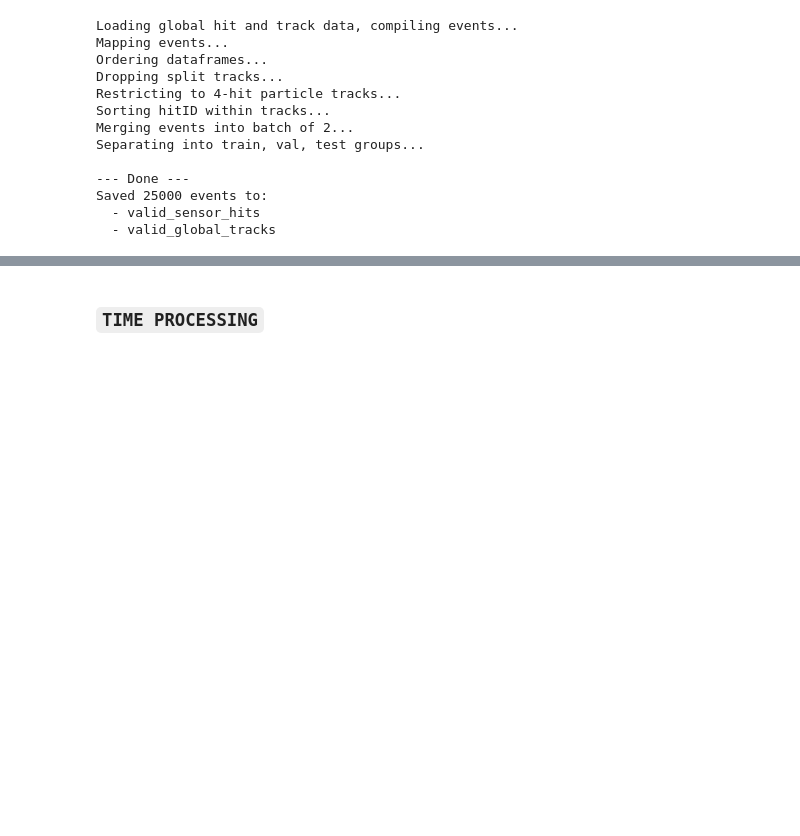
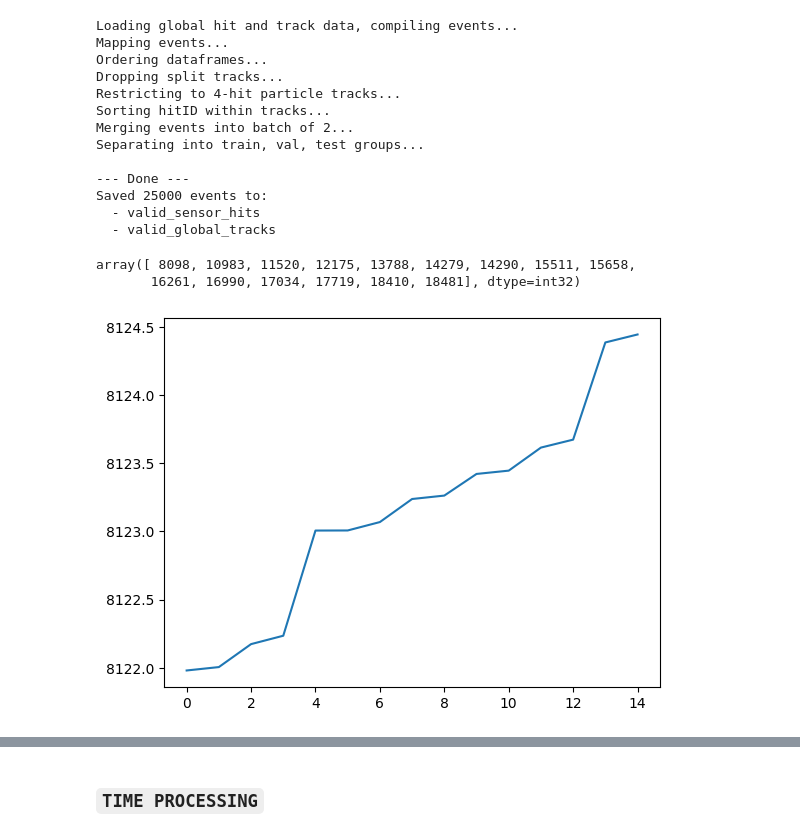
Before and after one commit to vsqdhruv/hepattn, a Jupyter notebook: src/hepattn/experiments/mu3e/final_preprocessing.ipynb, the cells around one changed output, grey strips where cells are left out. Drawn from its saved outputs; the diff is of its cells as text; code cells hidden in the pictures; blank space fills up the shorter version.

Commit message:
time field experimentation

```diff
--- a/src/hepattn/experiments/mu3e/final_preprocessing.ipynb
+++ b/src/hepattn/experiments/mu3e/final_preprocessing.ipynb
@@ -219,3 +219,16 @@ Separating into train, val, test groups...
 Saved 25000 events to:
   - valid_sensor_hits
   - valid_global_tracks
+# %%
+hits[hits['eventID']==3]['trackID'].unique()
+# %% [output]
+array([ 8098, 10983, 11520, 12175, 13788, 14279, 14290, 15511, 15658,
+       16261, 16990, 17034, 17719, 18410, 18481], dtype=int32)
+# %%
+hits[hits['trackID']==12175]
+
+plt.figure()
+plt.plot(np.arange(0,hits[hits['trackID']==8098].shape[0]),hits[hits['trackID']==8098]['time'])
+plt.show()
+# %% [output]
+[figure, added]
```
Also changed, not shown: parts of 2 cells of this notebook.
